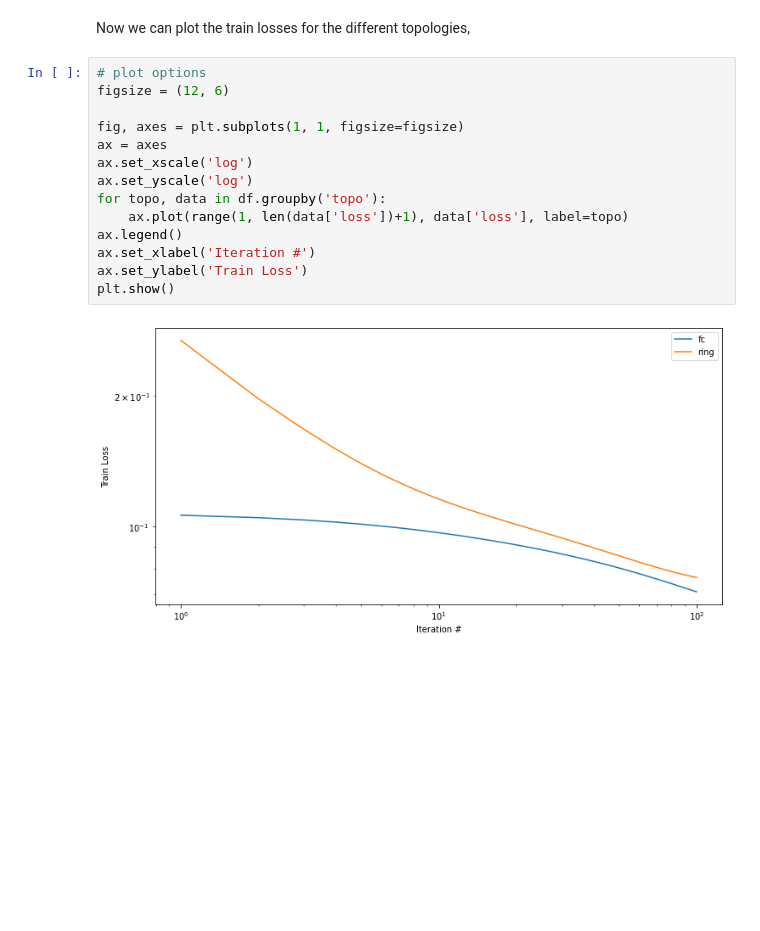
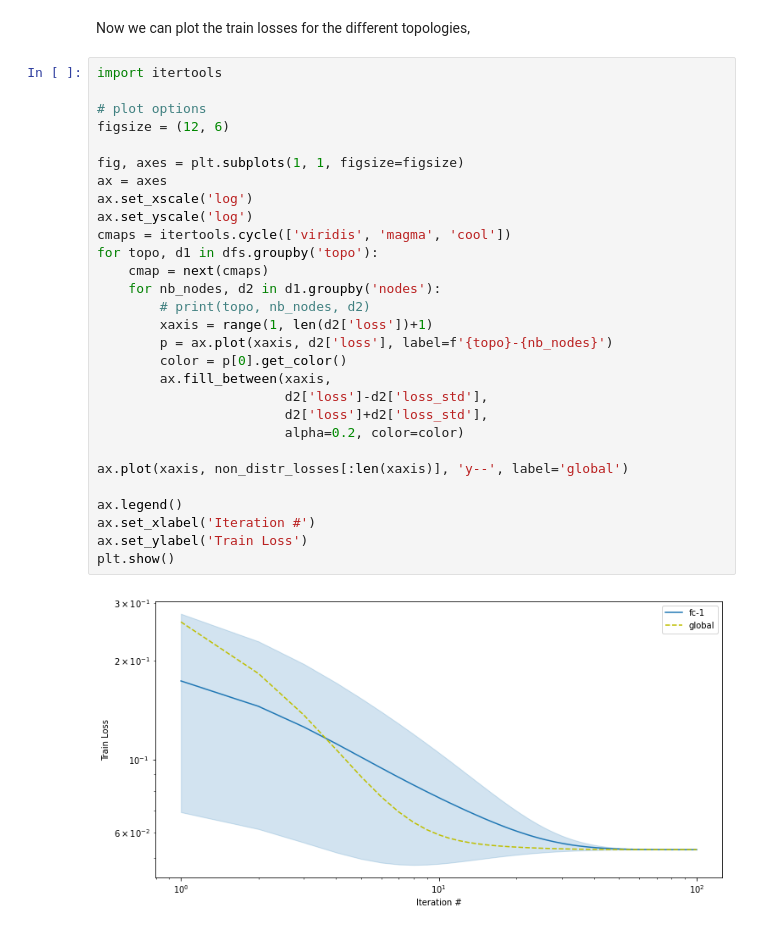
Before and after one commit to eelismie/OptForML-Project, a Jupyter notebook: notebooks/train_plots.ipynb, the cells around one changed output. Saved outputs shown, nothing was run; the diff lists cells and outputs as text; blank space fills up the shorter version.

```diff
--- a/notebooks/train_plots.ipynb
+++ b/notebooks/train_plots.ipynb
@@ -44,18 +136,33 @@ df
 # %% [markdown]
 Now we can plot the train losses for the different topologies,
-# %%
-# plot options
-figsize = (12, 6)
-
-fig, axes = plt.subplots(1, 1, figsize=figsize)
-ax = axes
-ax.set_xscale('log')
-ax.set_yscale('log')
-for topo, data in df.groupby('topo'):
-    ax.plot(range(1, len(data['loss'])+1), data['loss'], label=topo)
-ax.legend()
-ax.set_xlabel('Iteration #')
-ax.set_ylabel('Train Loss')
-plt.show()
-# %% [output]
-[figure, removed]
+# %%
+import itertools
+
+# plot options
+figsize = (12, 6)
+
+fig, axes = plt.subplots(1, 1, figsize=figsize)
+ax = axes
+ax.set_xscale('log')
+ax.set_yscale('log')
+cmaps = itertools.cycle(['viridis', 'magma', 'cool'])
+for topo, d1 in dfs.groupby('topo'):
+    cmap = next(cmaps)
+    for nb_nodes, d2 in d1.groupby('nodes'):
+        # print(topo, nb_nodes, d2)
+        xaxis = range(1, len(d2['loss'])+1)
+        p = ax.plot(xaxis, d2['loss'], label=f'{topo}-{nb_nodes}')
+        color = p[0].get_color()
+        ax.fill_between(xaxis,
+                        d2['loss']-d2['loss_std'],
+                        d2['loss']+d2['loss_std'],
+                        alpha=0.2, color=color)
+
+ax.plot(xaxis, non_distr_losses[:len(xaxis)], 'y--', label='global')
+
+ax.legend()
+ax.set_xlabel('Iteration #')
+ax.set_ylabel('Train Loss')
+plt.show()
+# %% [output]
+[figure, added]
```
Also changed, not shown: parts of 7 cells of this notebook, 6 other files.
